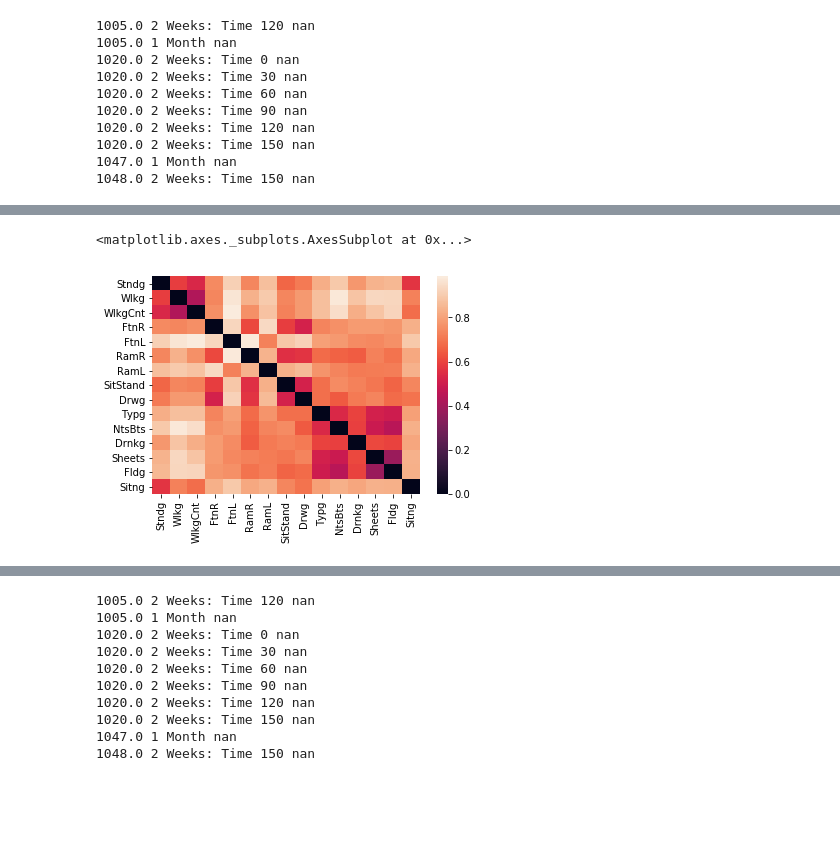
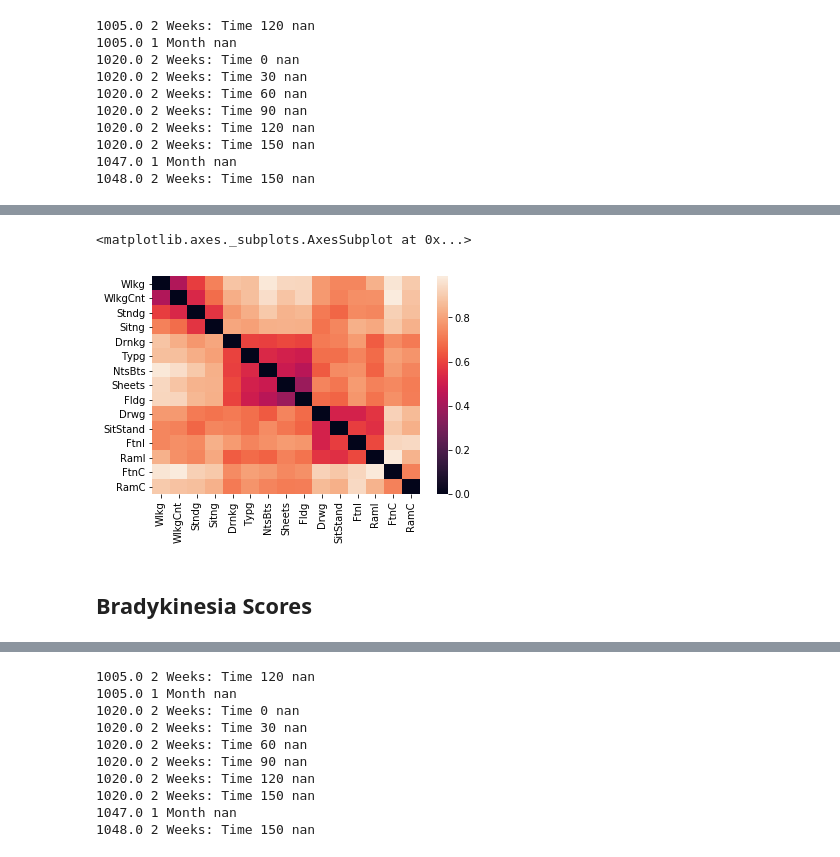
Before and after one commit to nshawen/CIS-PD_Curation, a Jupyter notebook: Clinician Score Correlation.ipynb, the cells around one changed output, grey strips where cells are left out. Saved outputs shown, nothing was run; the diff lists cells and outputs as text; code cells hidden in the pictures; blank space fills up the shorter version.

```diff
--- a/Clinician Score Correlation.ipynb
+++ b/Clinician Score Correlation.ipynb
@@ -70,11 +78,13 @@ D.shape
 # %%
-AllScoresRMSE = pd.DataFrame(columns=taskList_Abb, index =taskList_Abb)
-for x,y in itertools.product(taskList_Abb,taskList_Abb):
+AllScoresRMSE = pd.DataFrame(columns=AllScores.columns, index =AllScores.columns)
+for x,y in itertools.product(AllScores.columns,AllScores.columns):
     AllScoresRMSE.loc[x,y] = ((AllScores[x]-AllScores[y])**2).mean()**.5
 # %%
 AllScoresRMSE = AllScoresRMSE[AllScoresRMSE.columns].astype(float)
-# %%
-sns.heatmap(AllScoresRMSE)
-# %% [output]
-<matplotlib.axes._subplots.AxesSubplot at 0x...>
-[figure, removed]
+# %%
+sns.heatmap(AllScoresRMSE.loc[['Wlkg','WlkgCnt','Stndg','Sitng','Drnkg','Typg','NtsBts','Sheets','Fldg','Drwg','SitStand','FtnI','RamI','FtnC','RamC'],
+                              ['Wlkg','WlkgCnt','Stndg','Sitng','Drnkg','Typg','NtsBts','Sheets','Fldg','Drwg','SitStand','FtnI','RamI','FtnC','RamC']]
+           ,vmin=0)
+# %% [output]
+<matplotlib.axes._subplots.AxesSubplot at 0x...>
+[figure, added]
@@ -80,0 +95,2 @@ sns.heatmap(AllScoresRMSE)
+# %% [markdown]
+## Bradykinesia Scores
```
Also changed, not shown: parts of 23 cells of this notebook.
